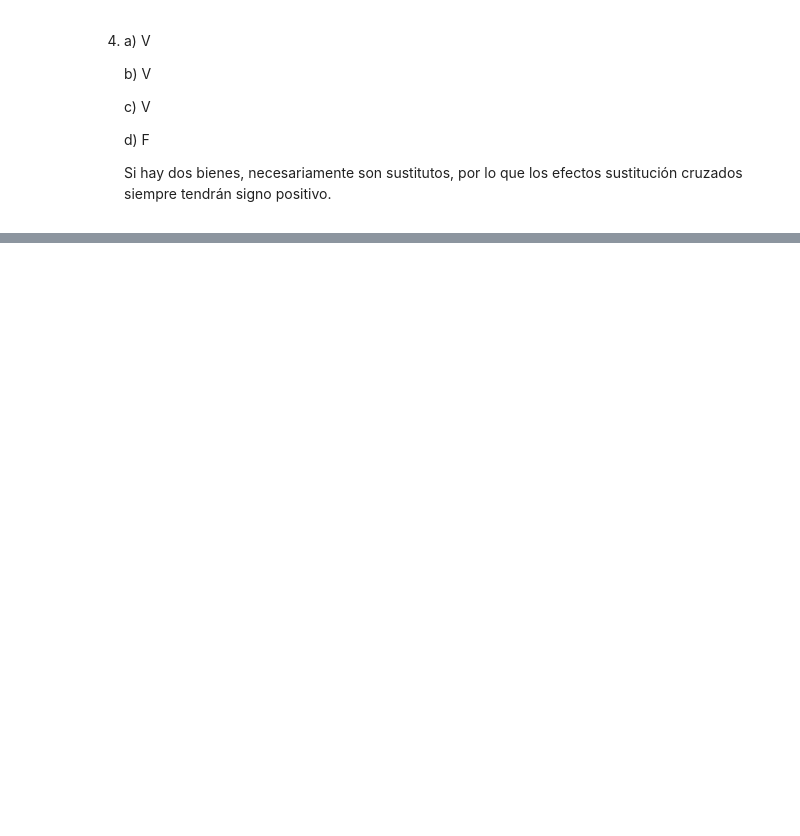
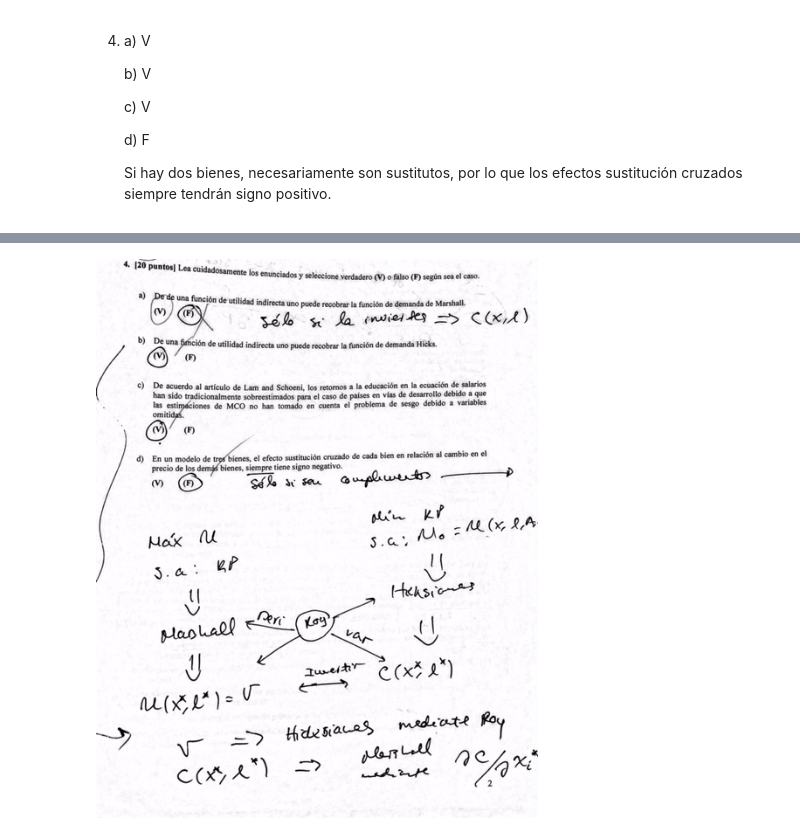
Before and after one commit to german1122/Clases-Eco-Aplicada, a Jupyter notebook: 10. Clase10-EcoAplicada.ipynb, the cells around one changed output, grey strips where cells are left out. Cells and saved outputs as stored; diff of their text form; code cells hidden in the pictures; blank space fills up the shorter version.

```diff
--- a/10. Clase10-EcoAplicada.ipynb
+++ b/10. Clase10-EcoAplicada.ipynb
@@ -94,0 +100,5 @@ Heckit no supone una ecuación estructural.
+# %%
+from IPython.display import Image
+Image(filename='pic2clase10.jpeg')
+# %% [output]
+[figure, added]
```
Also changed, not shown: parts of 2 cells of this notebook.
